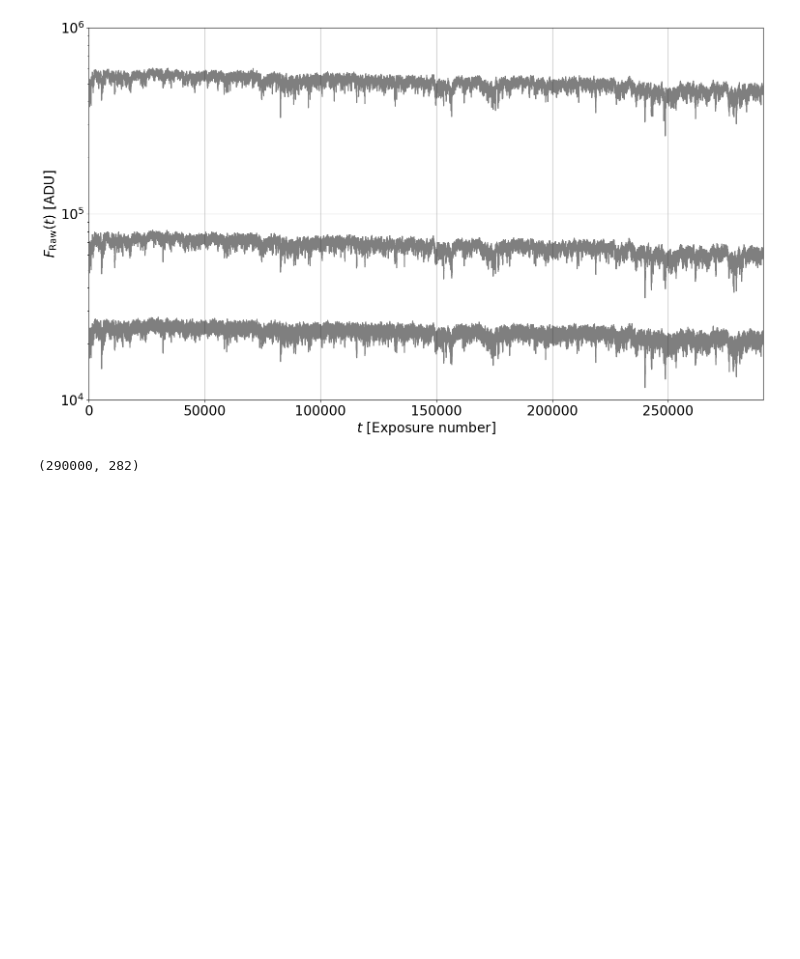
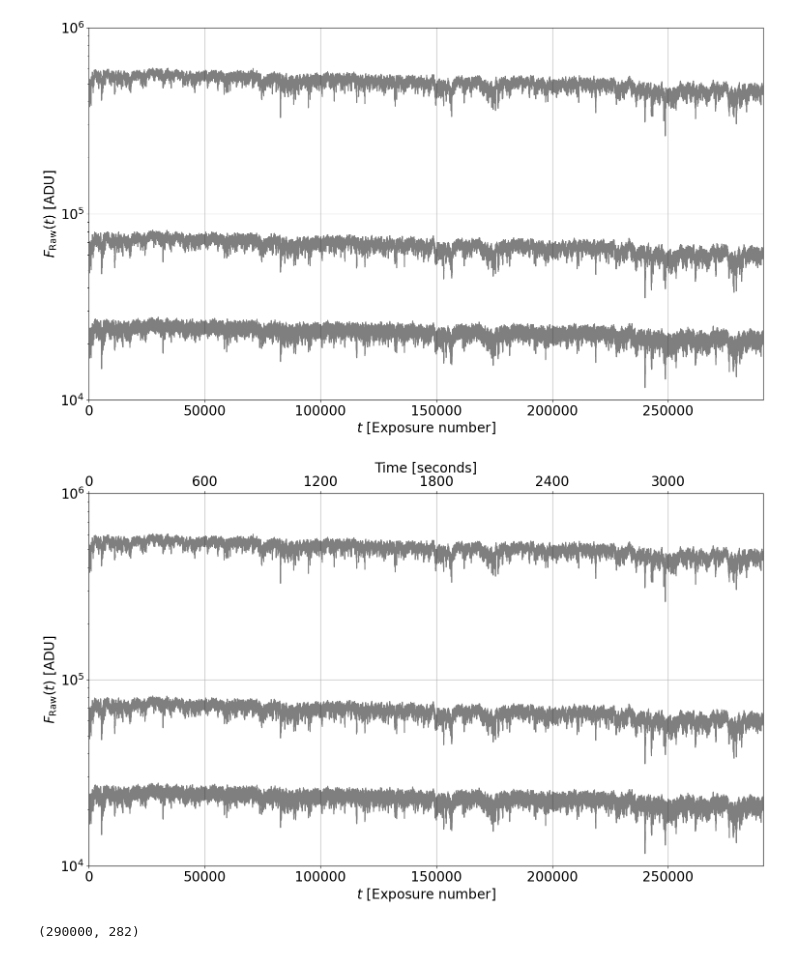
Before and after one commit to jah1994/kinetix_data_system, a Jupyter notebook: mcdonald_event_detection/mcdonald_data_analysis.ipynb, the cells around one changed output. Drawn from its saved outputs; the diff is of its cells as text; code cells hidden in the pictures; blank space fills up the shorter version.

```diff
--- a/mcdonald_event_detection/mcdonald_data_analysis.ipynb
+++ b/mcdonald_event_detection/mcdonald_data_analysis.ipynb
@@ -101,6 +101,33 @@ plt.grid()
 plt.savefig('figures/Raw_timeseries.png', bbox_inches='tight')
 # %% [output]
 [figure]
+# %%
+fs = 20
+fig, ax1 = plt.subplots(figsize=(18, 10))
+
+stars = [0, 1, 25]
+ax1.plot(t, X[:, stars], c='black', alpha=0.5)
+ax1.set_ylabel('$F_{\mathrm{Raw}}(t)$ [ADU]', fontsize=fs)
+ax1.set_xlabel('$t$ [Exposure number]', fontsize=fs)
+ax1.tick_params(labelsize=fs)
+ax1.set_xlim(0, t[-1])
+ax1.set_ylim(1e4, 1e6)
+ax1.set_yscale('log')
+ax1.grid()
+
+# Create a twin of the existing y-axis to add an additional x-axis
+ax2 = ax1.twiny()
+
+# You can modify the below line to suit your specific requirements for the second x-axis
+# Here, I'm setting it as an example with different tick positions and labels
+ax2.set_xlim(ax1.get_xlim())  # Set the same limits as the original x-axis
+ax2.set_xticks([0, 5e4, 1e5, 1.5e5, 2e5, 2.5e5])  # Example tick positions
+ax2.set_xticklabels((12e-3 * np.array([0, 5e4, 1e5, 1.5e5, 2e5, 2.5e5])).astype(np.int64))  # Example tick labels
+ax2.set_xlabel('Time [seconds]', fontsize=fs)  # Label for the additional x-axis
+ax2.tick_params(labelsize=fs)  # Adjust tick label size if needed
+plt.savefig('figures/Raw_timeseries_v2.png', bbox_inches='tight')
+# %% [output]
+[figure, added]
 # %%
 # normalise light curves
 X_norm = X / np.median(X, axis=0)
```
Also changed, not shown: parts of 3 cells of this notebook, 3 other files.
